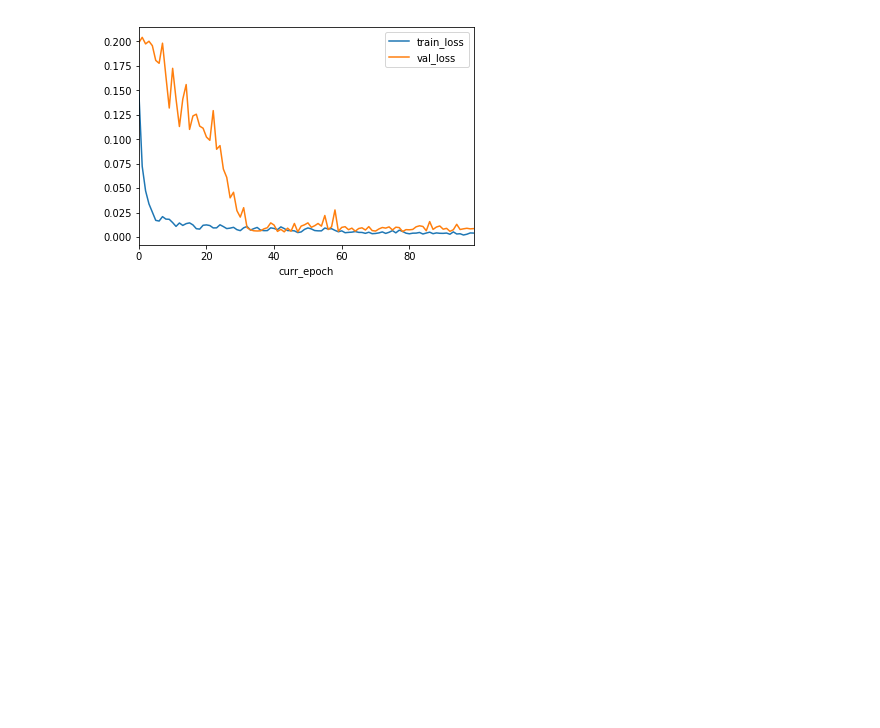
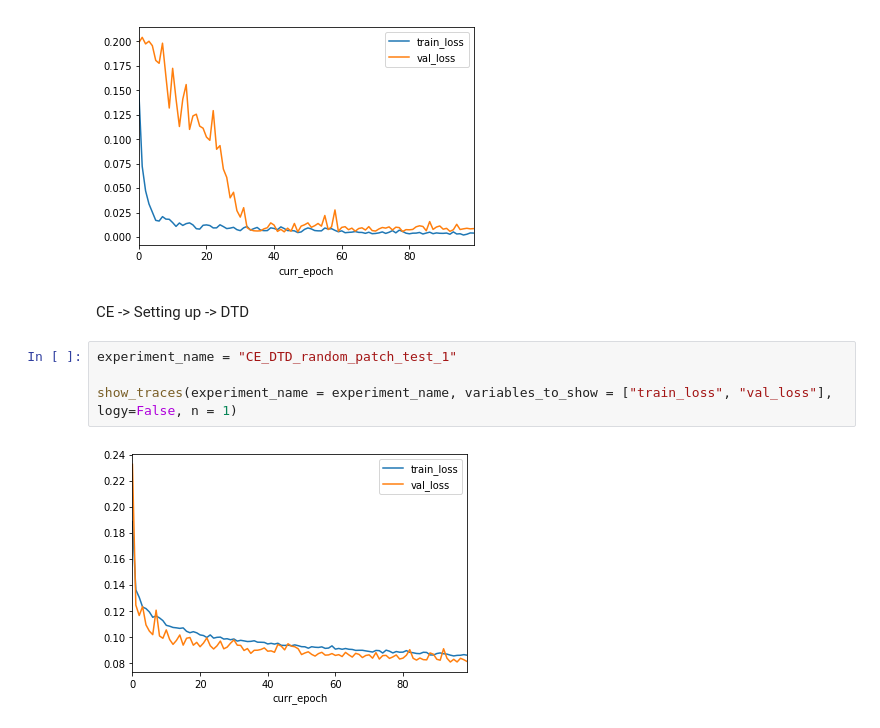
Before and after one commit to JanBrauner/mlp_framework, a Jupyter notebook: analysis/running_analysis.ipynb, the cells around one changed output. Saved outputs shown, nothing was run; the diff lists cells and outputs as text; blank space fills up the shorter version.

```diff
--- a/analysis/running_analysis.ipynb
+++ b/analysis/running_analysis.ipynb
@@ -15,3 +15,11 @@ experiment_name = "CE_central_patch_2_preprocessed"
 show_traces(experiment_name = experiment_name, variables_to_show = ["train_loss", "val_loss"], logy=False, n = 1)
 # %% [output]
 [figure]
+# %% [markdown]
+CE -> Setting up -> DTD
+# %%
+experiment_name = "CE_DTD_random_patch_test_1"
+
+show_traces(experiment_name = experiment_name, variables_to_show = ["train_loss", "val_loss"], logy=False, n = 1)
+# %% [output]
+[figure, added]
```
Also changed, not shown: parts of 1 cell of this notebook, 4 other files.
